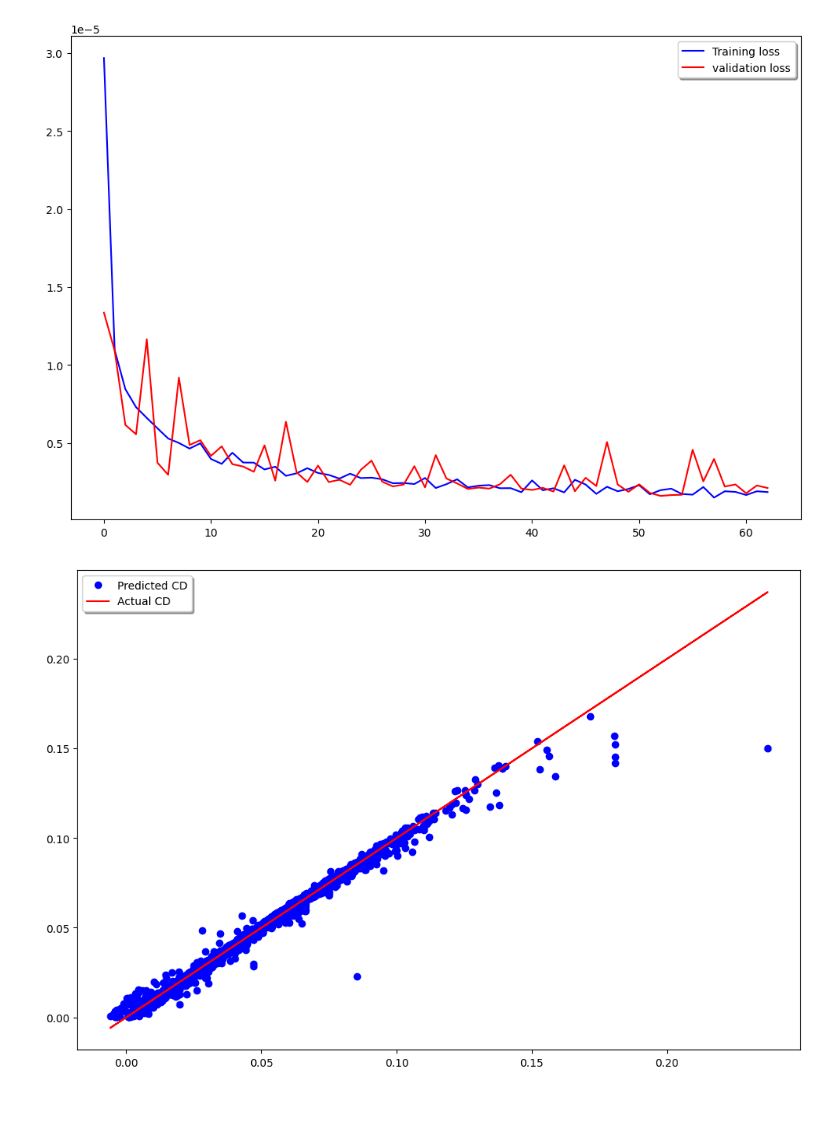
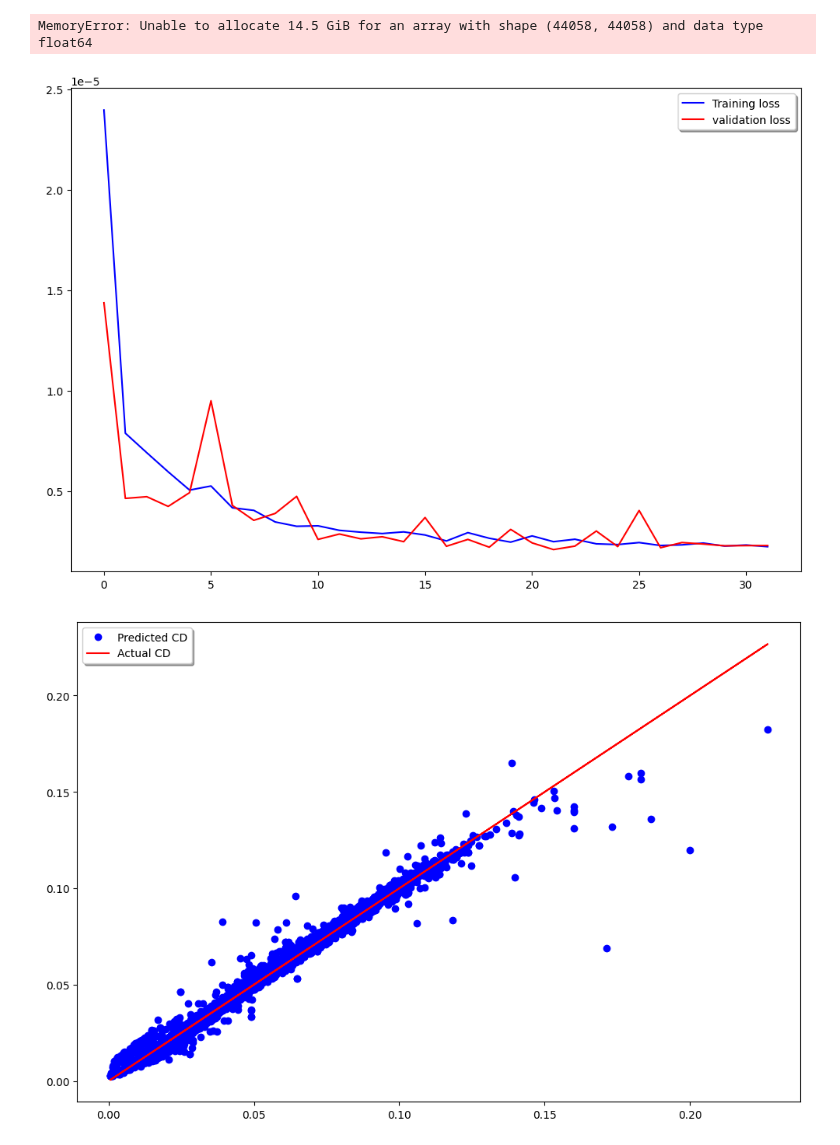
Before and after one commit to MehmetHakanSari/PotentialSolver, a Jupyter notebook: VekilModel/VM_Main/SM_deneme.ipynb, the cells around one changed output. Saved outputs shown, nothing was run; the diff lists cells and outputs as text; code cells hidden in the pictures; blank space fills up the shorter version.

Commit message:
model output is  renewed

```diff
--- a/VekilModel/VM_Main/SM_deneme.ipynb
+++ b/VekilModel/VM_Main/SM_deneme.ipynb
@@ -28,9 +28,9 @@ To enable the following instructions: AVX2 FMA, in other operations, rebuild Ten
 x = np.loadtxt('input_data.txt')
 DM = np.loadtxt('output_data.txt')
 
-CD = DM[:,2]
+CD = DM[:,1]
 
-x = x/np.amax(x, axis=0) # Normalize the data
+x = x / np.amax(x, axis=0) # Normalize the data
 
 # Split the dataset into training, validation and test sets
 x_train, x_test, CD_train, CD_test = train_test_split(x, CD, test_size=0.1, random_state=42)
@@ -83,6 +83,6 @@ mse = np.mean((CD_test - CD_pred)**2)
 print("Mean squared error: ", mse)
 
 
-model.save('MLP4regression_CL.h5')
+# model.save('MLP4regression_CL.h5')
 # %% [output]
 Epoch 1/100
@@ -105,2 +110,3 @@ Mean squared error:  0.0007898300407348947
+MemoryError: Unable to allocate 14.5 GiB for an array with shape (44058, 44058) and data type float64
-[figure, old version]
+[figure, new version]
-[figure, old version]
+[figure, new version]
```
Also changed, not shown: parts of 4 cells of this notebook, 2 other files.
